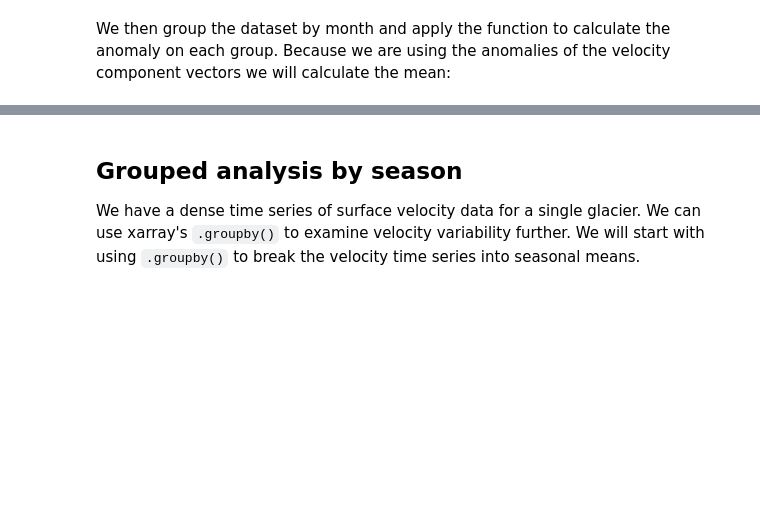
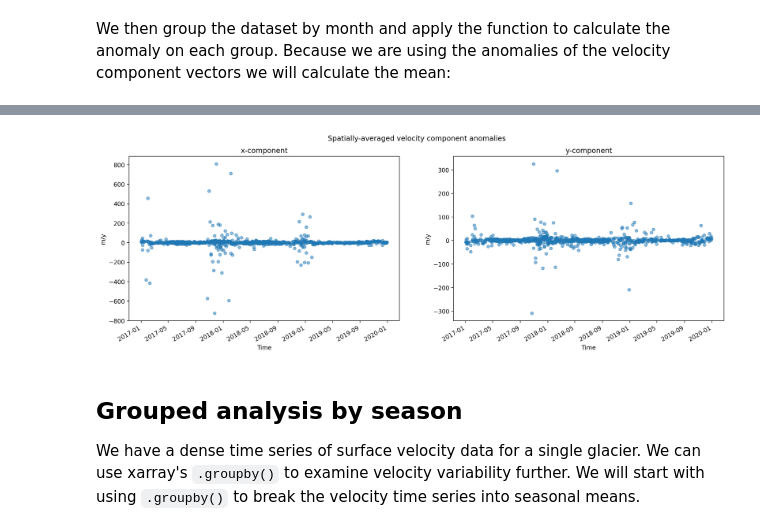
Before and after one commit to e-marshall/itslive, a Jupyter notebook: ind_glacier_analysis.ipynb, the cells around one changed output, grey strips where cells are left out. Saved outputs shown, nothing was run; the diff lists cells and outputs as text; code cells hidden in the pictures; blank space fills up the shorter version.

```diff
--- a/ind_glacier_analysis.ipynb
+++ b/ind_glacier_analysis.ipynb
@@ -365,3 +346,18 @@ axs[2].axhline(y=0, color='red',alpha=0.5);
+# %%
+fig, ax = plt.subplots(ncols=2, figsize=(18,5))
+glacier_anom.mean(dim=['x','y']).vx.plot(ax=ax[0], marker='o', linewidth=0, markersize=5, alpha=0.5)
+glacier_anom.mean(dim=['x','y']).vy.plot(ax=ax[1], marker='o', linewidth=0, markersize=5, alpha=0.5)
+
+ax[0].set_title('x-component')
+ax[1].set_title('y-component')
+ax[0].set_ylabel('m/y')
+ax[1].set_ylabel('m/y')
+ax[0].set_xlabel('Time')
+ax[1].set_xlabel('Time')
+
+fig.suptitle('Spatially-averaged velocity component anomalies');
+# %% [output]
+[figure, added]
 # %% [markdown]
 ## Grouped analysis by season
 We have a dense time series of surface velocity data for a single glacier. We can use xarray's `.groupby()` to examine velocity variability further. We will start with using `.groupby()` to break the velocity time series into seasonal means.
```
Also changed, not shown: parts of 16 cells of this notebook, 3 other files.
